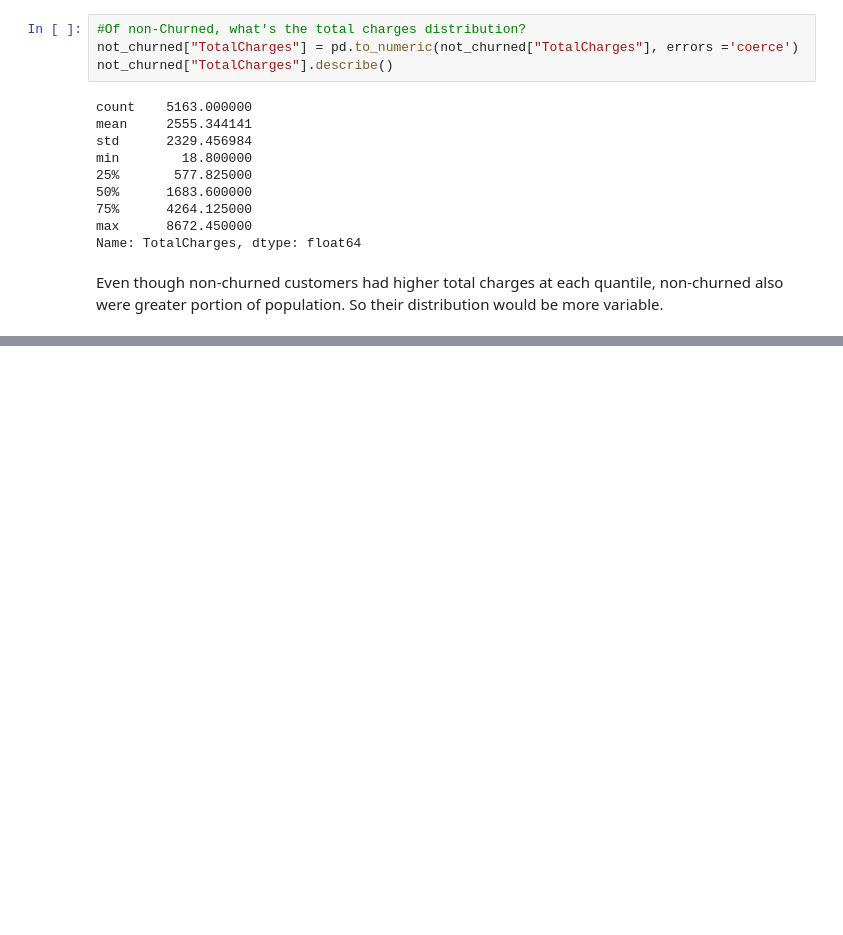
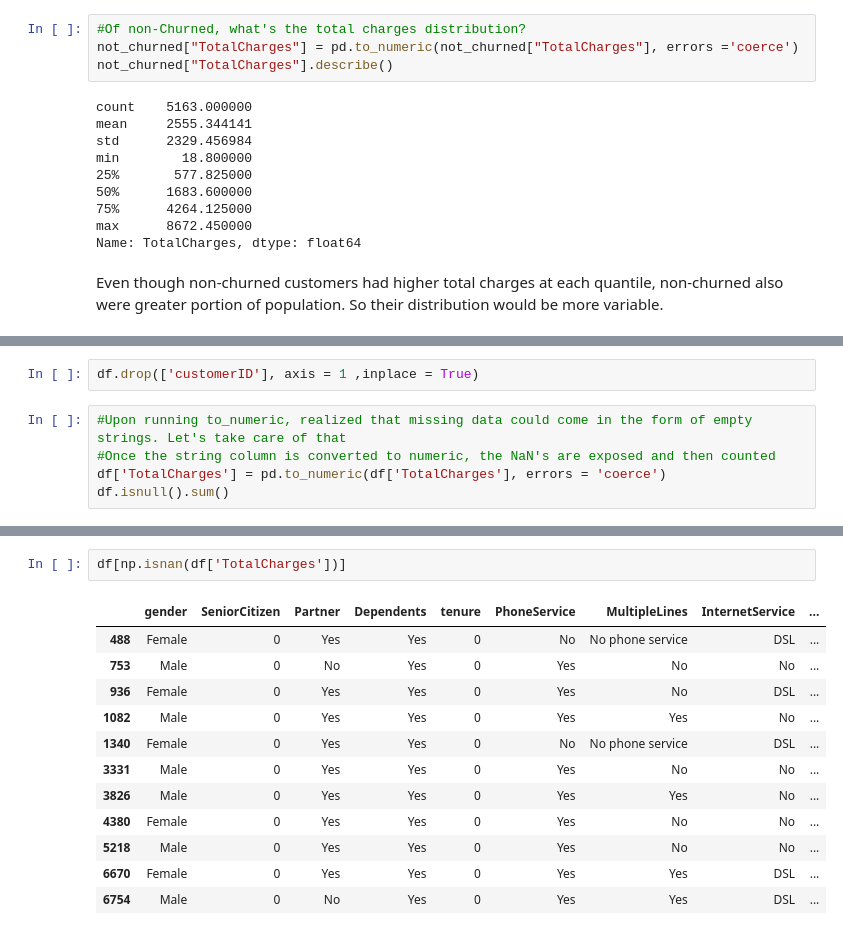
Before and after one commit to mindyng/2022-Business-Projects, a Jupyter notebook: customer-churn.ipynb, the cells around one changed output, grey strips where cells are left out. Cells and saved outputs as stored; diff of their text form; blank space fills up the shorter version.

Commit message:
Kaggle Notebook | Customer Churn | Version 3

```diff
--- a/customer-churn.ipynb
+++ b/customer-churn.ipynb
@@ -162,0 +175,7 @@ Even though non-churned customers had higher total charges at each quantile, non
+# %%
+df.drop(['customerID'], axis = 1 ,inplace = True)
+# %%
+#Upon running to_numeric, realized that missing data could come in the form of empty strings. Let's take care of that
+#Once the string column is converted to numeric, the NaN's are exposed and then counted
+df['TotalCharges'] = pd.to_numeric(df['TotalCharges'], errors = 'coerce')
+df.isnull().sum()
@@ -162,0 +200,15 @@ Even though non-churned customers had higher total charges at each quantile, non
+# %%
+df[np.isnan(df['TotalCharges'])]
+# %% [output]
+|  | gender | SeniorCitizen | Partner | Dependents | tenure | PhoneService | MultipleLines | InternetService | ... |
+| 488 | Female | 0 | Yes | Yes | 0 | No | No phone service | DSL | ... |
+| 753 | Male | 0 | No | Yes | 0 | Yes | No | No | ... |
+| 936 | Female | 0 | Yes | Yes | 0 | Yes | No | DSL | ... |
+| 1082 | Male | 0 | Yes | Yes | 0 | Yes | Yes | No | ... |
+| 1340 | Female | 0 | Yes | Yes | 0 | No | No phone service | DSL | ... |
+| 3331 | Male | 0 | Yes | Yes | 0 | Yes | No | No | ... |
+| 3826 | Male | 0 | Yes | Yes | 0 | Yes | Yes | No | ... |
+| 4380 | Female | 0 | Yes | Yes | 0 | Yes | No | No | ... |
+| 5218 | Male | 0 | Yes | Yes | 0 | Yes | No | No | ... |
+| 6670 | Female | 0 | Yes | Yes | 0 | Yes | Yes | DSL | ... |
+| 6754 | Male | 0 | No | Yes | 0 | Yes | Yes | DSL | ... |
```
Also changed, not shown: parts of 5 cells of this notebook.
